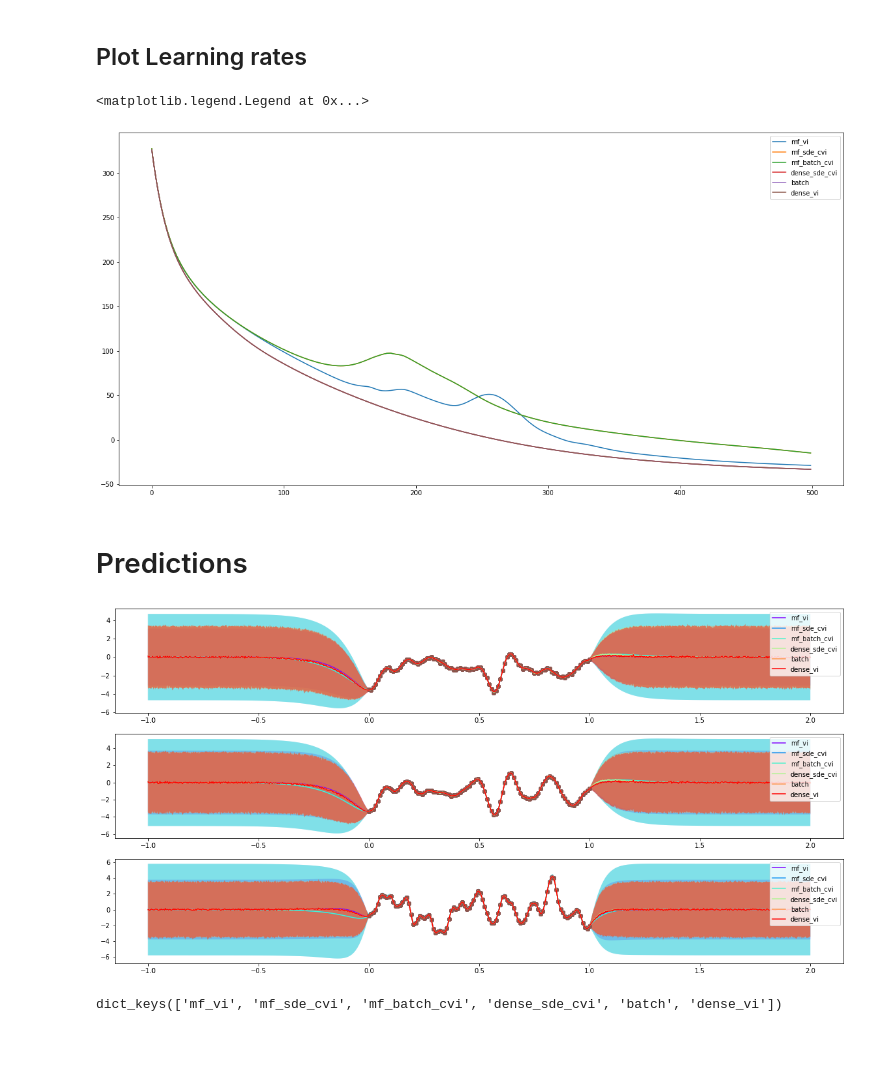
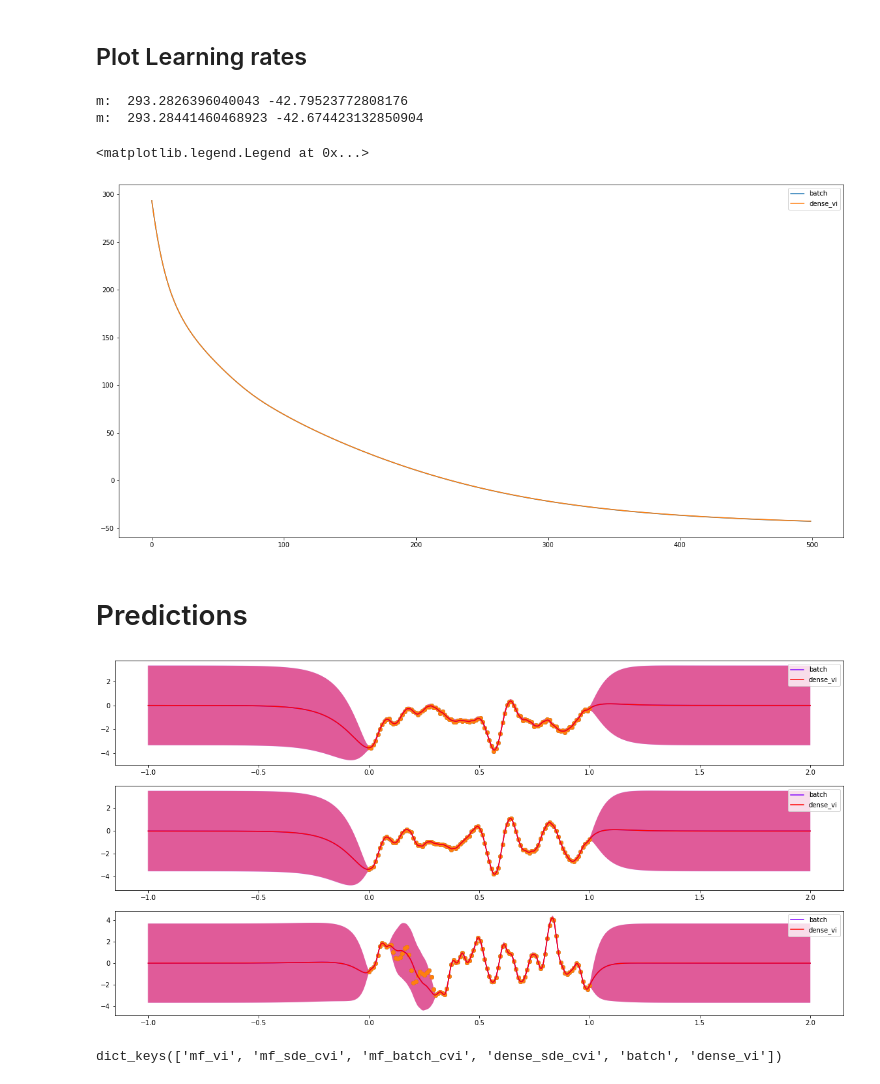
Before and after one commit to defaultobject/stgp, a Jupyter notebook: examples/old/recovering_timeseries_lmc.ipynb, the cells around one changed output. Cells and saved outputs as stored; diff of their text form; code cells hidden in the pictures; blank space fills up the shorter version.

```diff
--- a/examples/old/recovering_timeseries_lmc.ipynb
+++ b/examples/old/recovering_timeseries_lmc.ipynb
@@ -46,7 +46,7 @@ Q = 3
 XS, X, Y = multi_output_timeseries(P, 100, 1000, seed=0)
 
 Y_all = np.copy(Y)
-#Y[10:30, 2] = np.NaN
+Y[10:30, 2] = np.NaN
 
 config = {
     'ls': [0.1, 0.1, 0.1],
@@ -348,7 +346,7 @@ def dense_vi_lmc(config, XS, X, Y):
 
     m = GP(
         data = data,
-        prior = DataLatentPermutation(prior),
+        prior = prior,
         likelihood=lik,
         inference='Variational',
         approximate_posterior = FullGaussianApproximatePosterior(
@@ -357,7 +355,6 @@ def dense_vi_lmc(config, XS, X, Y):
         prediction_samples=1000
     )
 
-    print(m.prior.num_latents)
 
     # Natgrad step
     natgrad_trainer = NatGradTrainer(m, schedule='constant')
@@ -450,36 +445,39 @@ fig = plt.figure(figsize=(20, 10))
 ax = plt.gca()
 for m in res_time.keys():
     ax.plot(res_time[m]['lc'], label=m)
+    print('m: ',res_time[m]['lc'][0], res_time[m]['lc'][-1])
 plt.legend()
 # %% [output]
-<matplotlib.legend.Legend at 0x...>
+m:  293.2826396040043 -42.79523772808176
+m:  293.28441460468923 -42.674423132850904
+<matplotlib.legend.Legend at 0x...>
-[figure, old version]
+[figure, new version]
 # %% [markdown]
 # Predictions
 # %%
 fig, axes = plt.subplots(P, 1, figsize=(20, 10))
 
 color = cm.rainbow(np.linspace(0, 1, len(res_time.keys())))
 
 #for m in ['batch', 'dense_sde_cvi']:
 for i, m in enumerate(res_time.keys()):
     for p in range(P):
-        axes[p].plot(XS, res_time[m]['pred_mu'][p], c=color[i], label=m)
+        axes[p].plot(XS, res_time[m]['pred_mu'][:,p], c=color[i], label=m)
         axes[p].fill_between(
             np.squeeze(XS),
-            np.squeeze(res_time[m]['pred_mu'][p]-1.96*np.sqrt(res_time[m]['pred_var'][p])),
-            np.squeeze(res_time[m]['pred_mu'][p]+1.96*np.sqrt(res_time[m]['pred_var'][p])),
+            np.squeeze(res_time[m]['pred_mu'][:,p]-1.96*np.sqrt(res_time[m]['pred_var'][:,p])),
+            np.squeeze(res_time[m]['pred_mu'][:,p]+1.96*np.sqrt(res_time[m]['pred_var'][:,p])),
             alpha=0.4,
             facecolor=color[i]
         )
 
 
         axes[p].scatter(X, Y_all[:, p])
 
 for p in range(P):
     axes[p].legend()
 # %% [output]
-[figure, old version]
+[figure, new version]
 # %%
 res_time.keys()
 # %% [output]
```
Also changed, not shown: parts of 3 cells of this notebook, 21 other files.
